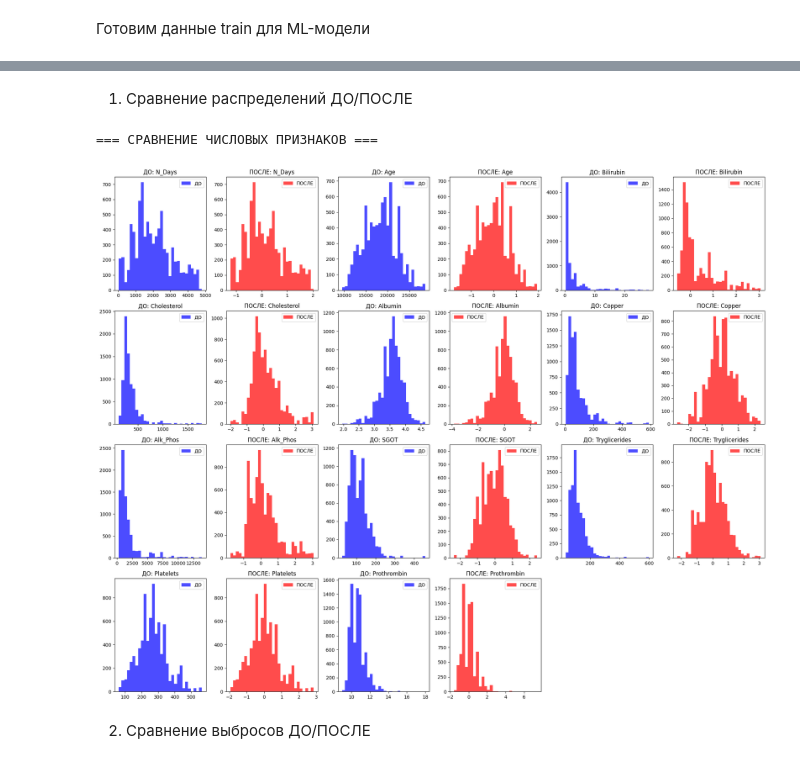
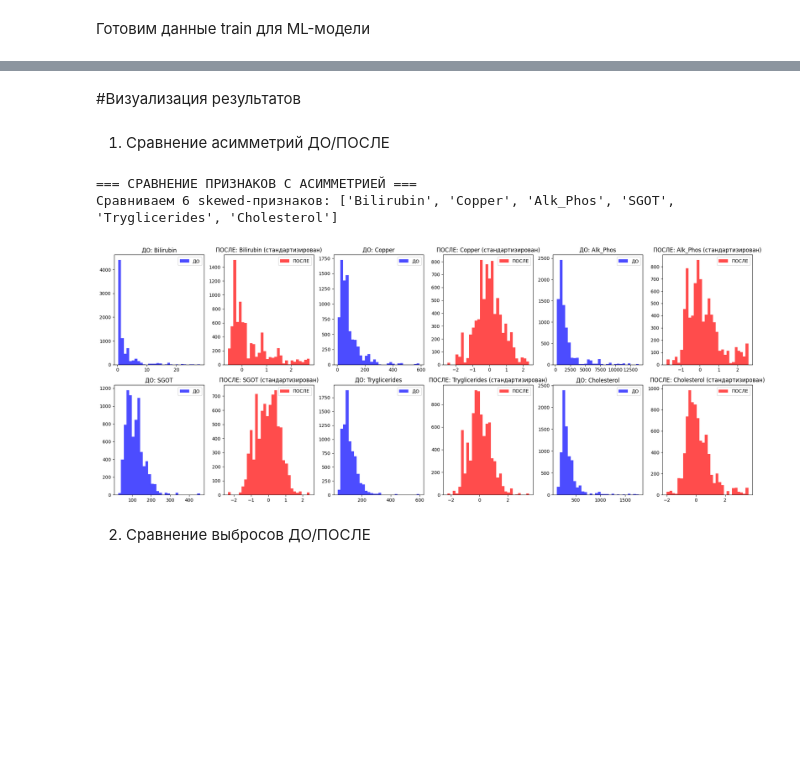
Before and after one commit to horacemtb/cirrhosis-survival-prediction, a Jupyter notebook: notebooks/drafts/preprocess_ilsiya.ipynb, the cells around one changed output, grey strips where cells are left out. Saved outputs shown, nothing was run; the diff lists cells and outputs as text; code cells hidden in the pictures; blank space fills up the shorter version.

Commit message:
Update preprocess_ilsiya.ipynb
Обработала комментарии Артура + немного изменила проверку

```diff
--- a/notebooks/drafts/preprocess_ilsiya.ipynb
+++ b/notebooks/drafts/preprocess_ilsiya.ipynb
@@ -163,20 +195,2 @@ preprocessor = ColumnTransformer([
 # %% [markdown]
 Готовим данные train для ML-модели
-# %%
-# ОБУЧАЕМ на трейне
-X_train = df_processed[numeric_features + binary_features + multi_category_features]
-preprocessor.fit(X_train)
-
-# ПРИМЕНЯЕМ на тех же данных
-processed_data = preprocessor.transform(X_train)
-
-# Создаем итоговый DataFrame
-numeric_feature_names = numeric_features
-binary_feature_names = binary_features
-categorical_feature_names = preprocessor.named_transformers_['categorical'].get_feature_names_out(multi_category_features)
-
-all_feature_names = (list(numeric_feature_names) +
-                    list(binary_feature_names) +
-                    list(categorical_feature_names))
-
-processed_df = pd.DataFrame(processed_data, columns=all_feature_names, index=df_processed.index)
@@ -185,37 +227,56 @@ processed_df = pd.DataFrame(processed_data, columns=all_feature_names, index=df_
+# %% [markdown]
+#Визуализация результатов
 # %% [markdown]
-1. Сравнение распределений ДО/ПОСЛЕ
+1. Сравнение асимметрий ДО/ПОСЛЕ
 # %%
-# Визуализация числовых признаков
-def compare_numeric_distributions(original_df, processed_df, numeric_features, n_cols=3):
-    n_features = len(numeric_features)
+def compare_skewed_features(original_df, processed_df, skewed_features_list, n_cols=3):
+    """
+    Сравнивает распределения только skewed-признаков ДО логарифмирования
+    и ПОСЛЕ всего пайплайна преобразований
+    """
+    # Берем только skewed features, которые есть в исходных данных
+    features_to_compare = [col for col in skewed_features_list if col in original_df.columns]
+
+    print(f"Сравниваем {len(features_to_compare)} skewed-признаков: {features_to_compare}")
+
+    if not features_to_compare:
+        print("Нет skewed-признаков для сравнения!")
+        return
+
+    n_features = len(features_to_compare)
     n_rows = (n_features + n_cols - 1) // n_cols
 
     fig, axes = plt.subplots(n_rows, n_cols*2, figsize=(20, 4*n_rows))
     axes = axes.ravel()
 
-    for i, col in enumerate(numeric_features):
-        # ДО преобразования
+    for i, col in enumerate(features_to_compare):
+        # ДО преобразования (исходные данные)
         axes[i*2].hist(original_df[col], bins=30, alpha=0.7, color='blue', label='ДО')
         axes[i*2].set_title(f'ДО: {col}')
         axes[i*2].legend()
 
-        # ПОСЛЕ преобразования
-        axes[i*2+1].hist(processed_df[col], bins=30, alpha=0.7, color='red', label='ПОСЛЕ')
-        axes[i*2+1].set_title(f'ПОСЛЕ: {col}')
+        # ПОСЛЕ преобразования (стандартизированные данные)
+        # Ищем соответствующий признак в processed_df
+        processed_col = col  # т.к. verbose_feature_names_out=False, имена сохранились
+        axes[i*2+1].hist(processed_df[processed_col], bins=30, alpha=0.7, color='red', label='ПОСЛЕ')
+        axes[i*2+1].set_title(f'ПОСЛЕ: {col} (стандартизирован)')
         axes[i*2+1].legend()
 
     # Скрываем лишние subplots
     for j in range(n_features*2, len(axes)):
         axes[j].set_visible(False)
 
     plt.tight_layout()
     plt.show()
 
-print("=== СРАВНЕНИЕ ЧИСЛОВЫХ ПРИЗНАКОВ ===")
-compare_numeric_distributions(df, processed_df, numeric_features)
+# Правильный вызов функции
+print("=== СРАВНЕНИЕ ПРИЗНАКОВ С АСИММЕТРИЕЙ ===")
+skewed_features_all = normal_skewed + problem_skewed  # объединяем обе группы
+compare_skewed_features(df, processed_df, skewed_features_all)
 # %% [output]
-=== СРАВНЕНИЕ ЧИСЛОВЫХ ПРИЗНАКОВ ===
+=== СРАВНЕНИЕ ПРИЗНАКОВ С АСИММЕТРИЕЙ ===
+Сравниваем 6 skewed-признаков: ['Bilirubin', 'Copper', 'Alk_Phos', 'SGOT', 'Tryglicerides', 'Cholesterol']
-[figure, old version]
+[figure, new version]
 # %% [markdown]
 2. Сравнение выбросов ДО/ПОСЛЕ
 # %%
```
Also changed, not shown: parts of 25 cells of this notebook.
